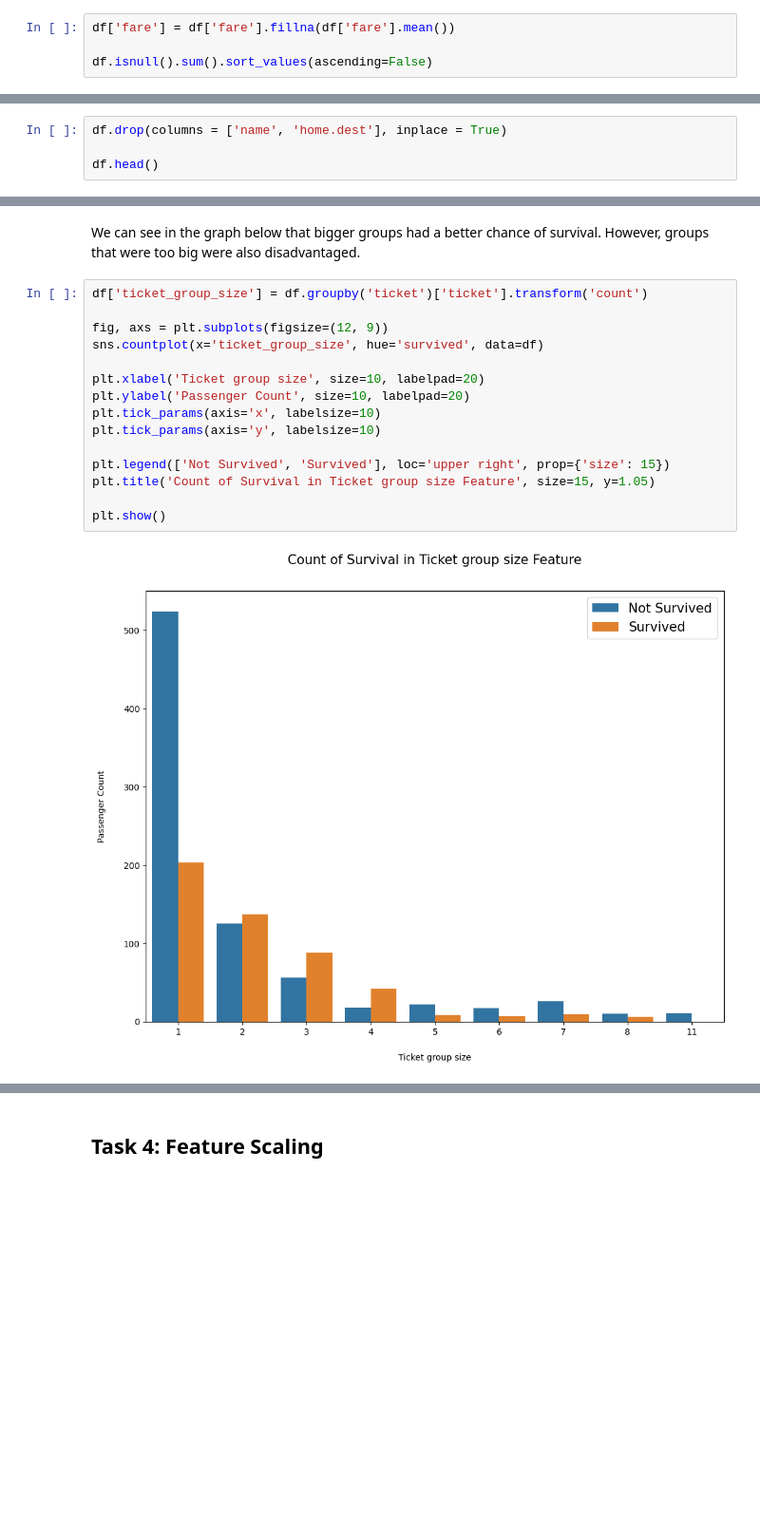
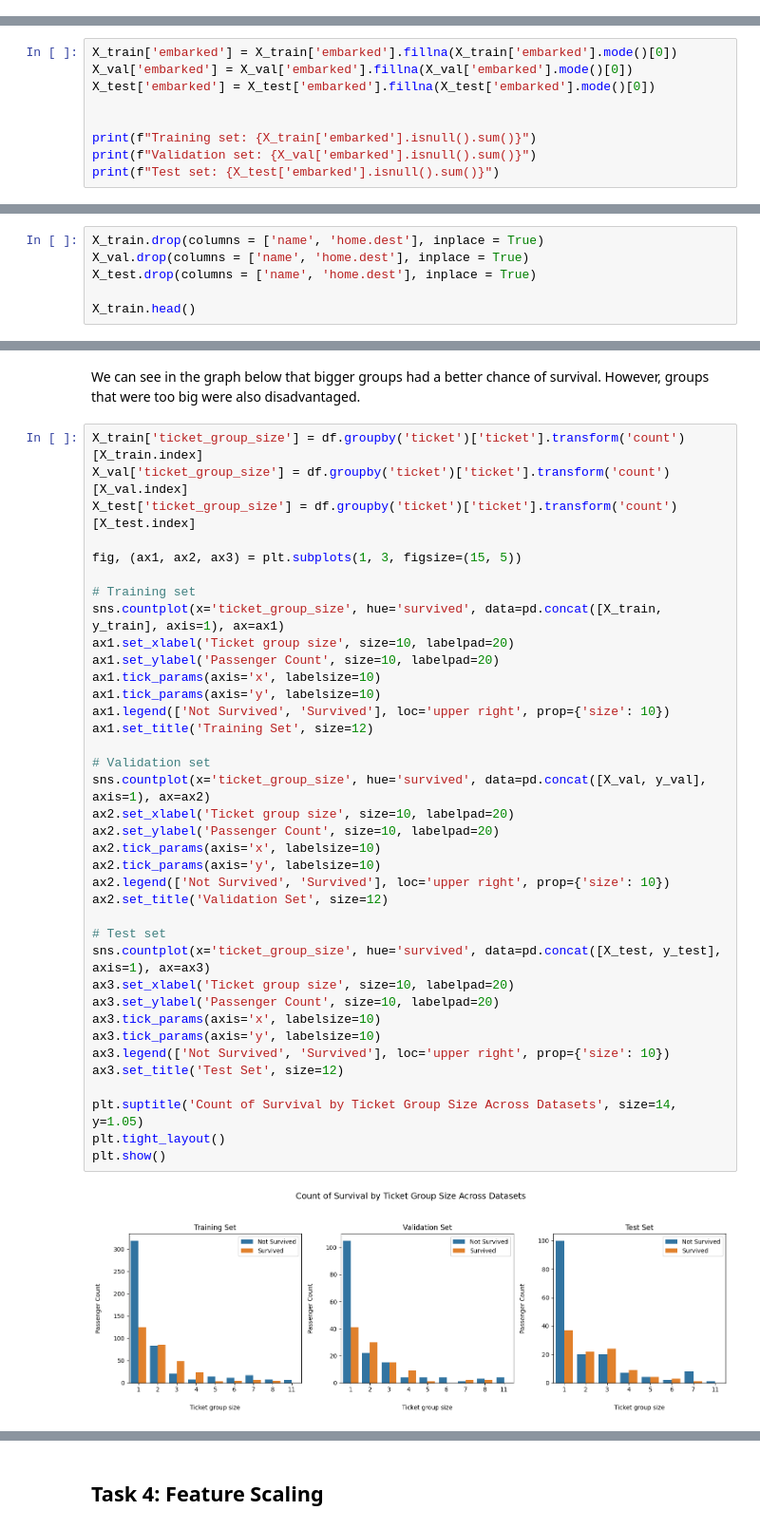
Before and after one commit to leaabj/ML-fundamentals-2025, a Jupyter notebook: assignment_1_lea_aboujaoude[_aboujaoude].ipynb, the cells around one changed output, grey strips where cells are left out. Shown at 95% size. Drawn from its saved outputs; the diff is of its cells as text; blank space fills up the shorter version.

```diff
--- a/assignment_1_lea_aboujaoude[_aboujaoude].ipynb
+++ b/assignment_1_lea_aboujaoude[_aboujaoude].ipynb
@@ -200,4 +131,0 @@ sns.histplot(df['fare'])
-# %%
-df['fare'] = df['fare'].fillna(df['fare'].mean())
-
-df.isnull().sum().sort_values(ascending=False)
@@ -297,0 +370,9 @@ dtype: int64
+# %%
+X_train['embarked'] = X_train['embarked'].fillna(X_train['embarked'].mode()[0])
+X_val['embarked'] = X_val['embarked'].fillna(X_val['embarked'].mode()[0])
+X_test['embarked'] = X_test['embarked'].fillna(X_test['embarked'].mode()[0])
+
+
+print(f"Training set: {X_train['embarked'].isnull().sum()}")
+print(f"Validation set: {X_val['embarked'].isnull().sum()}")
+print(f"Test set: {X_test['embarked'].isnull().sum()}")
@@ -315,5 +428,7 @@ We cant use name nor home.dest because encoding increases the dimensionality and
 # %%
-df.drop(columns = ['name', 'home.dest'], inplace = True)
+X_train.drop(columns = ['name', 'home.dest'], inplace = True)
+X_val.drop(columns = ['name', 'home.dest'], inplace = True)
+X_test.drop(columns = ['name', 'home.dest'], inplace = True)
 
-df.head()
+X_train.head()
 # %% [output]
@@ -375,20 +502,42 @@ I tried to find a use for the ticket category. I first assumed that it was simil
 # %% [markdown]
 We can see in the graph below that bigger groups had a better chance of survival. However, groups that were too big were also disadvantaged.
 # %%
-df['ticket_group_size'] = df.groupby('ticket')['ticket'].transform('count')
+X_train['ticket_group_size'] = df.groupby('ticket')['ticket'].transform('count')[X_train.index]
+X_val['ticket_group_size'] = df.groupby('ticket')['ticket'].transform('count')[X_val.index]
+X_test['ticket_group_size'] = df.groupby('ticket')['ticket'].transform('count')[X_test.index]
 
-fig, axs = plt.subplots(figsize=(12, 9))
-sns.countplot(x='ticket_group_size', hue='survived', data=df)
+fig, (ax1, ax2, ax3) = plt.subplots(1, 3, figsize=(15, 5))
 
-plt.xlabel('Ticket group size', size=10, labelpad=20)
-plt.ylabel('Passenger Count', size=10, labelpad=20)
-plt.tick_params(axis='x', labelsize=10)
-plt.tick_params(axis='y', labelsize=10)
+# Training set
+sns.countplot(x='ticket_group_size', hue='survived', data=pd.concat([X_train, y_train], axis=1), ax=ax1)
+ax1.set_xlabel('Ticket group size', size=10, labelpad=20)
+ax1.set_ylabel('Passenger Count', size=10, labelpad=20)
+ax1.tick_params(axis='x', labelsize=10)
+ax1.tick_params(axis='y', labelsize=10)
+ax1.legend(['Not Survived', 'Survived'], loc='upper right', prop={'size': 10})
+ax1.set_title('Training Set', size=12)
 
-plt.legend(['Not Survived', 'Survived'], loc='upper right', prop={'size': 15})
-plt.title('Count of Survival in Ticket group size Feature', size=15, y=1.05)
+# Validation set
+sns.countplot(x='ticket_group_size', hue='survived', data=pd.concat([X_val, y_val], axis=1), ax=ax2)
+ax2.set_xlabel('Ticket group size', size=10, labelpad=20)
+ax2.set_ylabel('Passenger Count', size=10, labelpad=20)
+ax2.tick_params(axis='x', labelsize=10)
+ax2.tick_params(axis='y', labelsize=10)
+ax2.legend(['Not Survived', 'Survived'], loc='upper right', prop={'size': 10})
+ax2.set_title('Validation Set', size=12)
 
+# Test set
+sns.countplot(x='ticket_group_size', hue='survived', data=pd.concat([X_test, y_test], axis=1), ax=ax3)
+ax3.set_xlabel('Ticket group size', size=10, labelpad=20)
+ax3.set_ylabel('Passenger Count', size=10, labelpad=20)
+ax3.tick_params(axis='x', labelsize=10)
+ax3.tick_params(axis='y', labelsize=10)
+ax3.legend(['Not Survived', 'Survived'], loc='upper right', prop={'size': 10})
+ax3.set_title('Test Set', size=12)
+
+plt.suptitle('Count of Survival by Ticket Group Size Across Datasets', size=14, y=1.05)
+plt.tight_layout()
 plt.show()
 # %% [output]
-[figure, old version]
+[figure, new version]
 # %%
```
Also changed, not shown: parts of 97 cells of this notebook.
